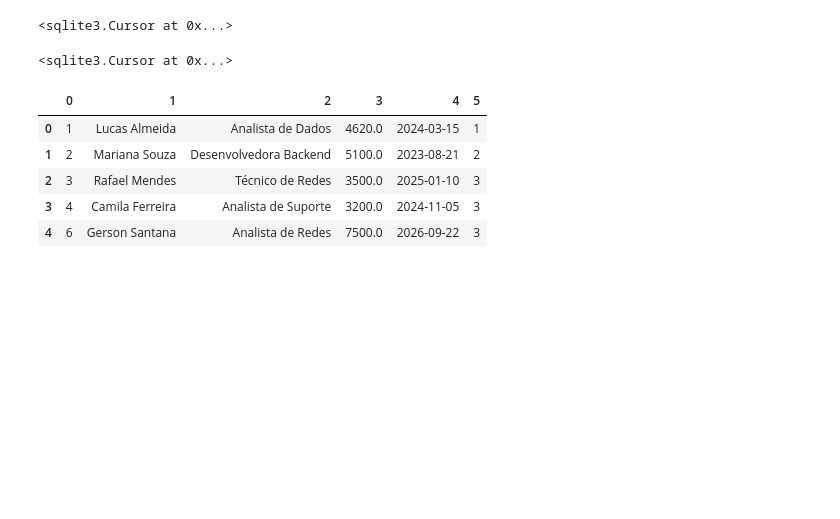
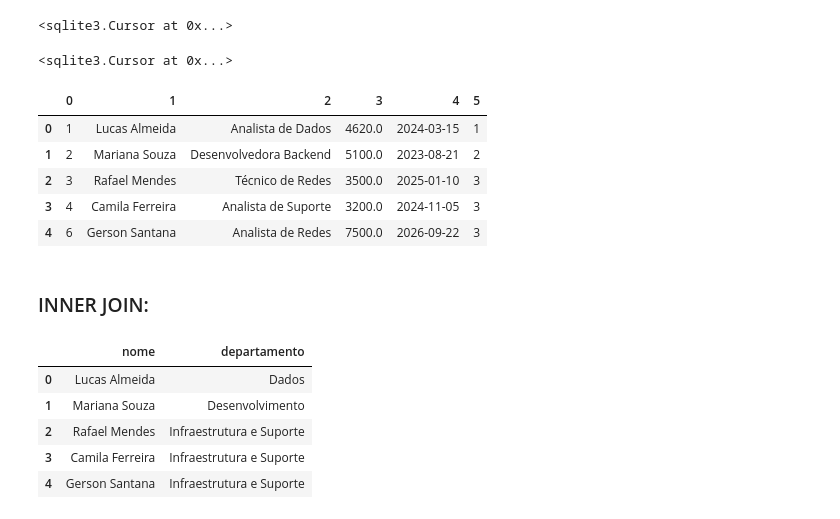
Before and after one commit to GustavoLF1211/LABD-2Sem, a Jupyter notebook: AtividadeSQLite_220926/atividade_SQLite_2209.ipynb, the cells around one changed output. Drawn from its saved outputs; the diff is of its cells as text; code cells hidden in the pictures; blank space fills up the shorter version.

```diff
--- a/AtividadeSQLite_220926/atividade_SQLite_2209.ipynb
+++ b/AtividadeSQLite_220926/atividade_SQLite_2209.ipynb
@@ -267,3 +269,21 @@ pd.DataFrame(cursor.fetchall())
 | 2 | 3 | Rafael Mendes | Técnico de Redes | 3500.0 | 2025-01-10 | 3 |
 | 3 | 4 | Camila Ferreira | Analista de Suporte | 3200.0 | 2024-11-05 | 3 |
 | 4 | 6 | Gerson Santana | Analista de Redes | 7500.0 | 2026-09-22 | 3 |
+# %% [markdown]
+### INNER JOIN:
+# %%
+cursor.execute('''
+SELECT f.Nome, d.Nome_Departamento
+FROM Funcionarios f
+INNER JOIN Departamentos d
+ON f.ID_Departamento = d.ID;
+''')
+inner_join_result = cursor.fetchall()
+pd.DataFrame(inner_join_result, columns=["nome", "departamento"])
+# %% [output]
+|  | nome | departamento |
+| 0 | Lucas Almeida | Dados |
+| 1 | Mariana Souza | Desenvolvimento |
+| 2 | Rafael Mendes | Infraestrutura e Suporte |
+| 3 | Camila Ferreira | Infraestrutura e Suporte |
+| 4 | Gerson Santana | Infraestrutura e Suporte |
```
Also changed, not shown: parts of 12 cells of this notebook, 2 other files.
